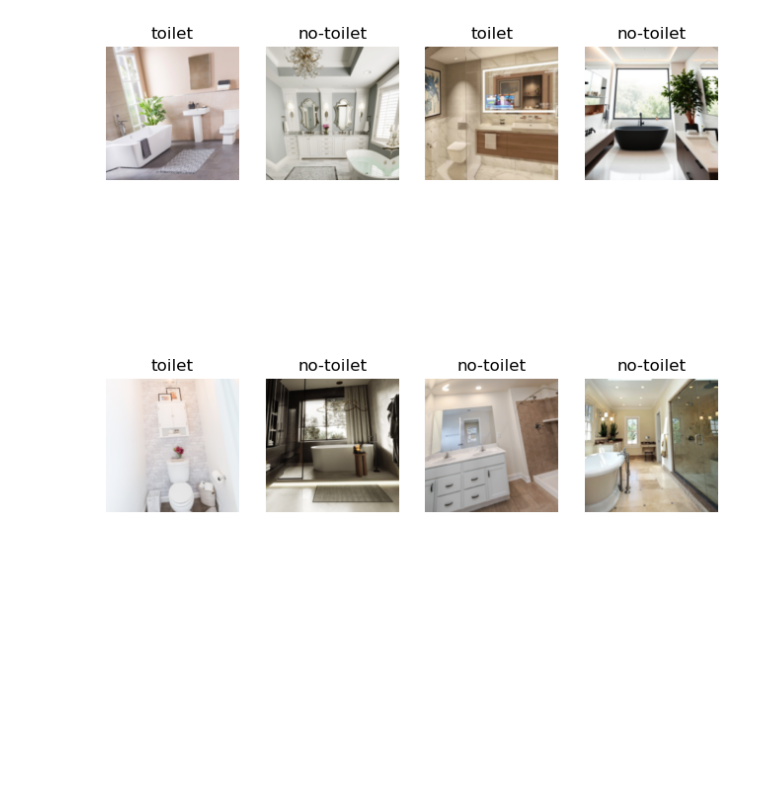
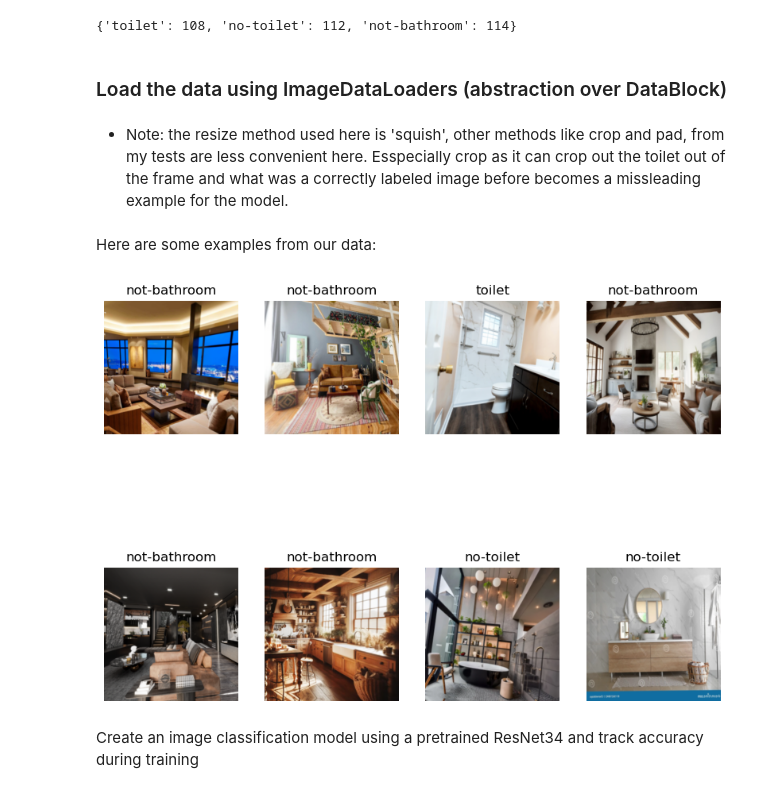
Before and after one commit to 1mache/toilet-detector, a Jupyter notebook: notebook.ipynb, the cells around one changed output. Drawn from its saved outputs; the diff is of its cells as text; code cells hidden in the pictures; blank space fills up the shorter version.

```diff
--- a/notebook.ipynb
+++ b/notebook.ipynb
@@ -73,15 +76,36 @@ Failed/Corrupt images removed: 3
+# %%
+final_data = [
+    'toilet',
+    'no-toilet',
+    'not-bathroom'
+]
+def num_of_files(data_folder):
+    return (data_folder, len([p for p in (path/data_folder).iterdir() if p.is_file()]))
+# display map of folder name: num of files
+dict(map(num_of_files, final_data))
+# %% [output]
+{'toilet': 108, 'no-toilet': 112, 'not-bathroom': 114}
+# %% [markdown]
+### Load the data using ImageDataLoaders (abstraction over DataBlock)
 # %%
 dls = ImageDataLoaders.from_folder(
     path,
     valid_pct=0.2,
     seed=42,
-    item_tfms=Resize(224), #224 is ResNet standard
+    item_tfms=Resize(300, method='squish'), # 224 is ResNet standard so just a bit larger
     batch_tfms=aug_transforms(mult=1.0)
 )
+# %% [markdown]
+* Note: the resize method used here is 'squish', other methods like crop and pad, from my tests are less convenient here. Esspecially crop as it can crop out the toilet out of the frame and what was a correctly labeled image before becomes a missleading example for the model.
+# %% [markdown]
+Here are some examples from our data:
 # %%
-dls.show_batch(max_n=8, figsize=(8,8))
+dls.show_batch(max_n=8, figsize=(10,8))
 # %% [output]
-[figure, old version]
+[figure, new version]
+# %% [markdown]
+Create an image classification model using a pretrained ResNet34
+and track accuracy during training
 # %%
 learn = vision_learner(
     dls,
```
Also changed, not shown: parts of 20 cells of this notebook.
